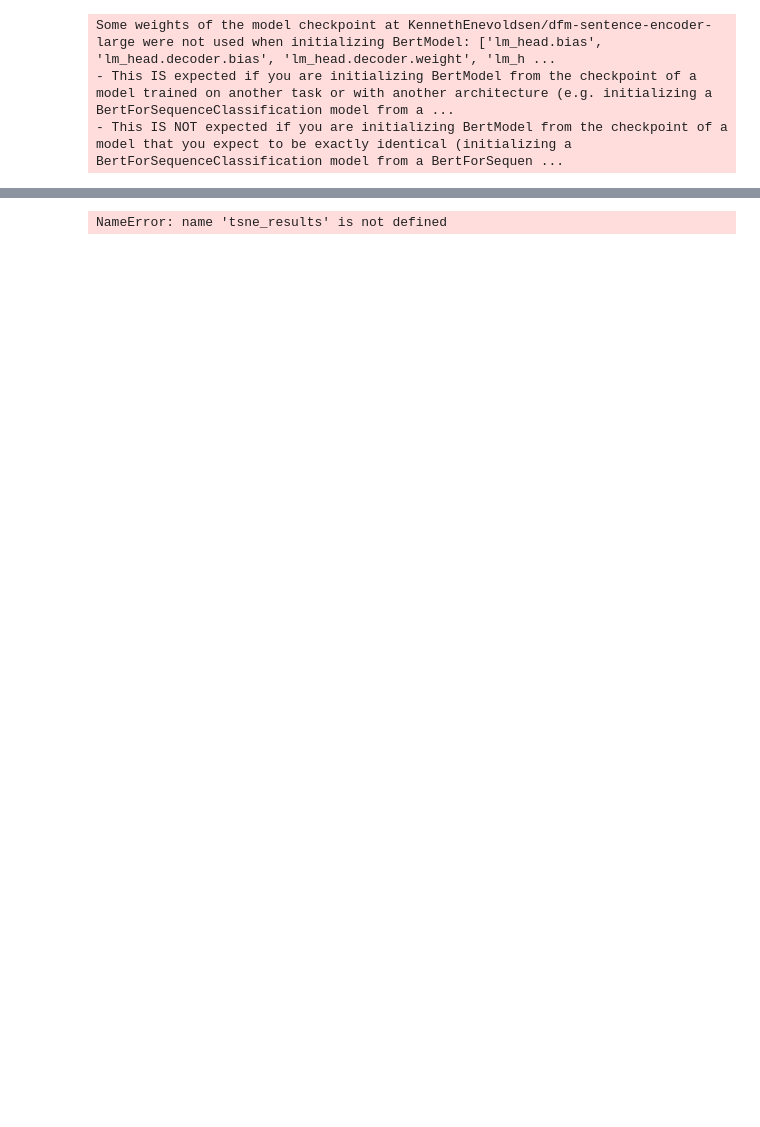
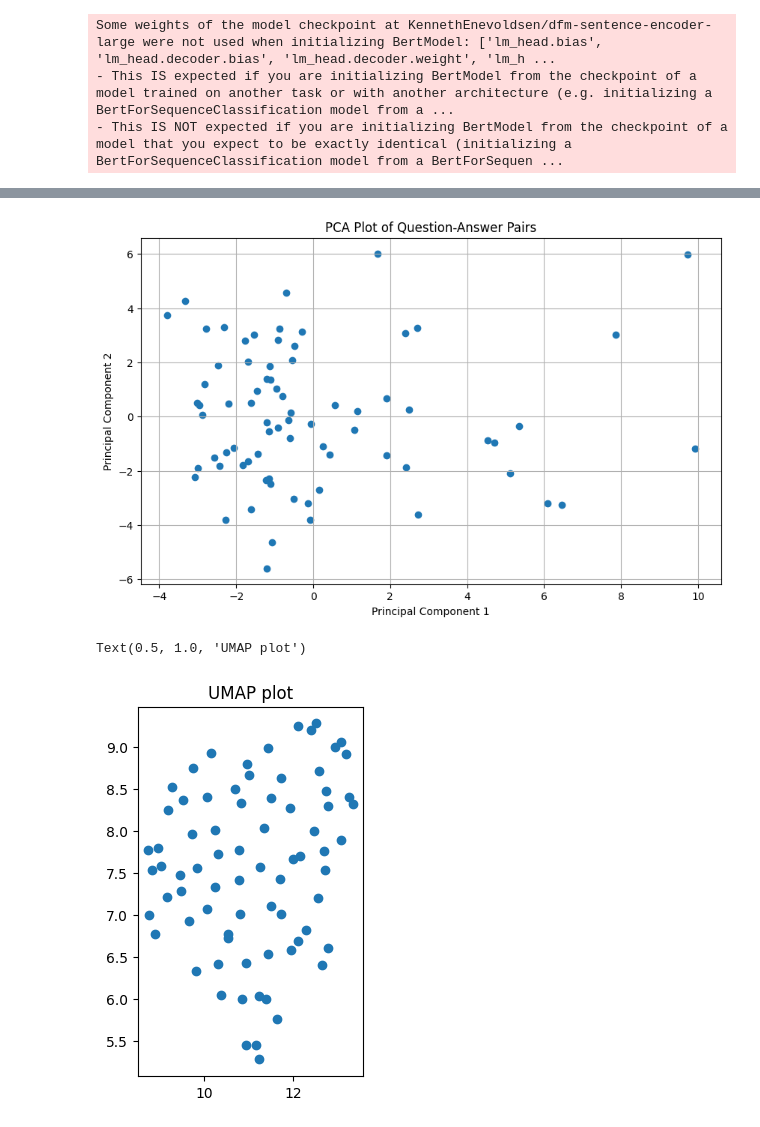
Before and after one commit to Rachristi/Ai-Bachelor, a Jupyter notebook: Kennethenevoldsen/test.ipynb, the cells around one changed output, grey strips where cells are left out. Drawn from its saved outputs; the diff is of its cells as text; code cells hidden in the pictures; blank space fills up the shorter version.

```diff
--- a/Kennethenevoldsen/test.ipynb
+++ b/Kennethenevoldsen/test.ipynb
@@ -68,20 +63,25 @@ Some weights of the model checkpoint at KennethEnevoldsen/dfm-sentence-encoder-l
 # %%
 # Plot the results
 # plt.scatter(tsne_results[:,0], tsne_results[:,1])
 # plt.title('t-SNE of Sentence Embeddings')
 # plt.xlabel('Dimension 1')
 # plt.ylabel('Dimension 2')
 # plt.show()
 
 # Plot PCA
-plt.figure(figsize=(10, 5))
-plt.subplot(1, 2, 1)
+plt.figure(figsize=(10, 6))
 plt.scatter(X_pca[:, 0], X_pca[:, 1])
-plt.title('PCA plot')
+plt.xlabel('Principal Component 1')
+plt.ylabel('Principal Component 2')
+plt.title('PCA Plot of Question-Answer Pairs')
+plt.grid(True)
+plt.show()
 
 # Plot UMAP
 plt.subplot(1, 2, 2)
 plt.scatter(X_umap[:, 0], X_umap[:, 1])
 plt.title('UMAP plot')
 # %% [output]
+[figure, added]
-NameError: name 'tsne_results' is not defined
+Text(0.5, 1.0, 'UMAP plot')
+[figure, added]
```
Also changed, not shown: parts of 4 cells of this notebook, 1 other file.
